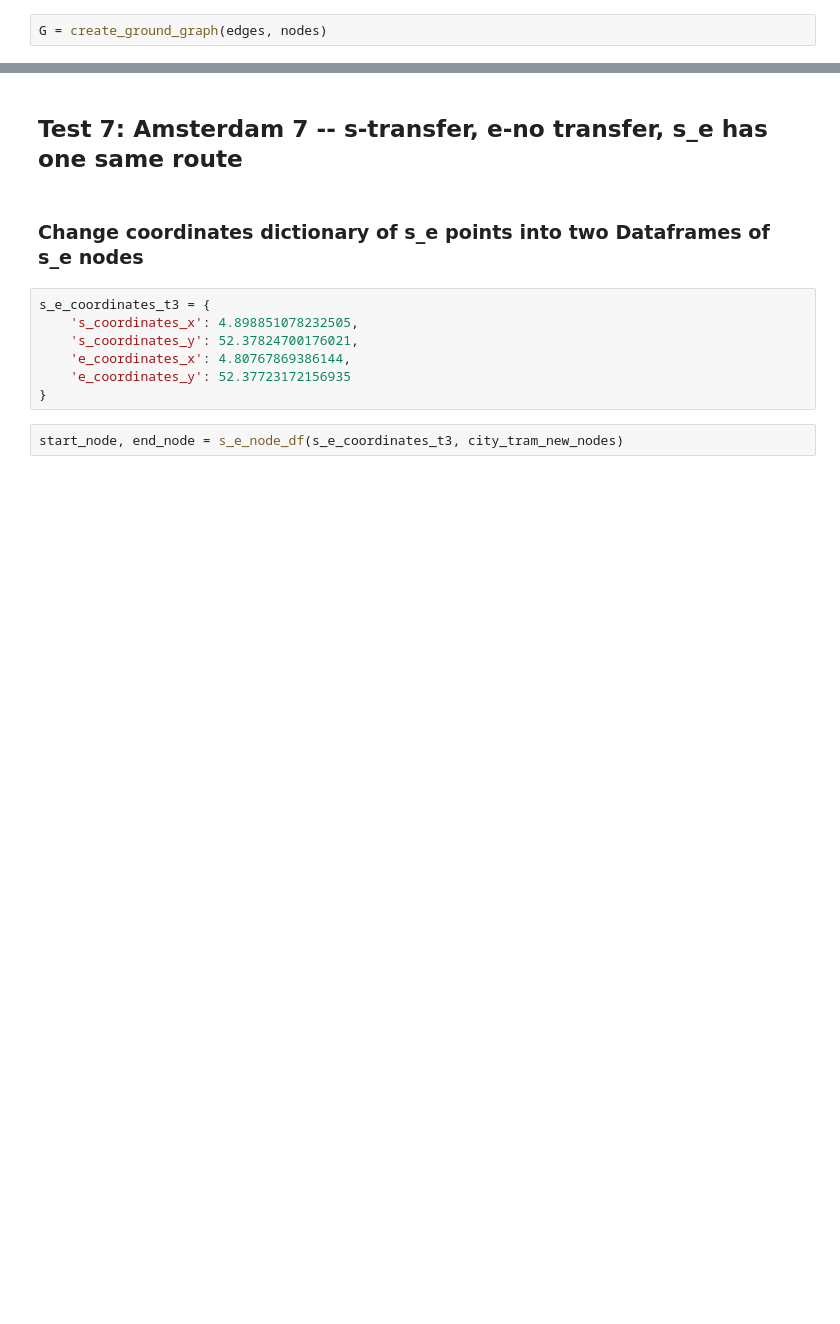
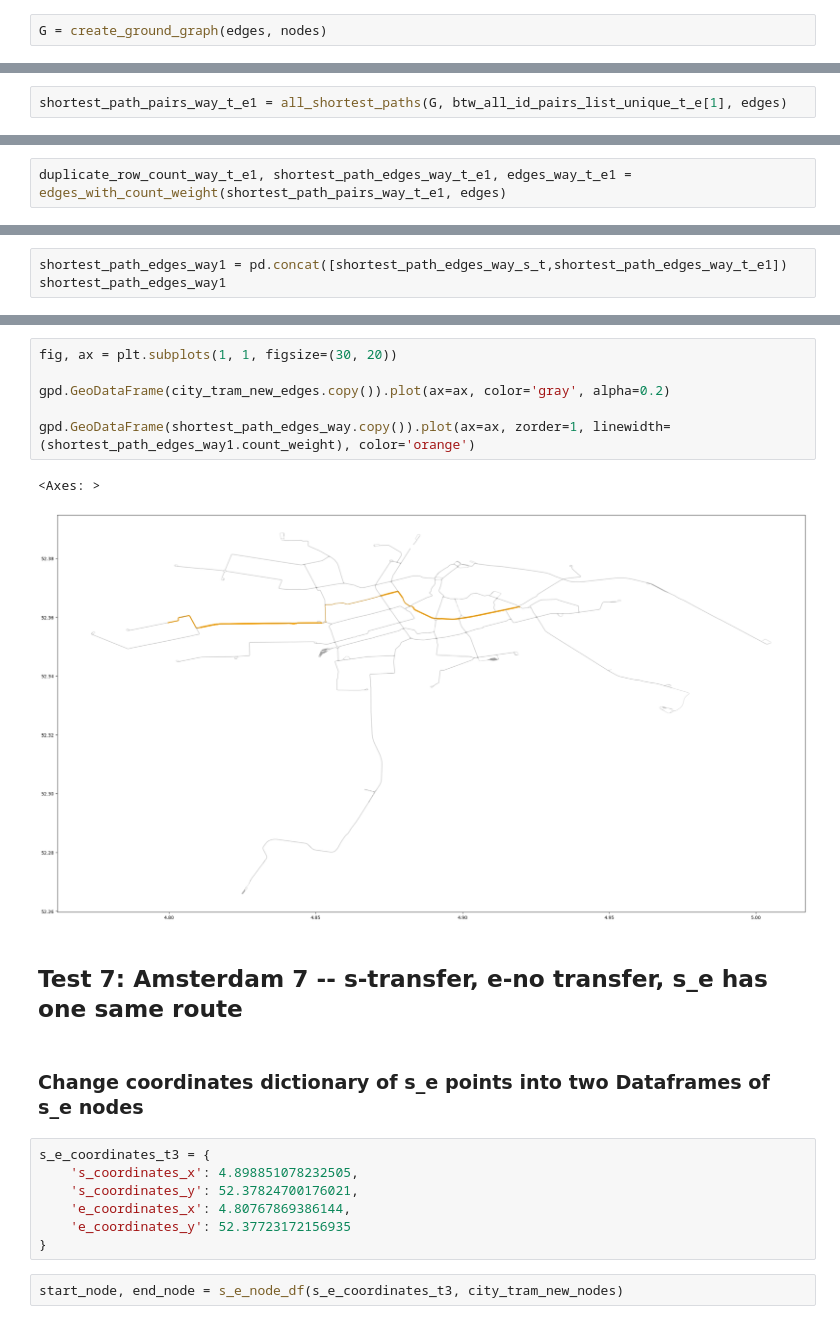
Before and after one commit to SYuGao/uvmt, a Jupyter notebook: notebooks/transfer1_tram_amsterdam.ipynb, the cells around one changed output, grey strips where cells are left out. Drawn from its saved outputs; the diff is of its cells as text; blank space fills up the shorter version.

```diff
--- a/notebooks/transfer1_tram_amsterdam.ipynb
+++ b/notebooks/transfer1_tram_amsterdam.ipynb
@@ -534,0 +553,2 @@ shortest_path_edges_way.time.sum()
+# %%
+shortest_path_pairs_way_t_e1 = all_shortest_paths(G, btw_all_id_pairs_list_unique_t_e[1], edges)
@@ -534,0 +571,2 @@ shortest_path_edges_way.time.sum()
+# %%
+duplicate_row_count_way_t_e1, shortest_path_edges_way_t_e1, edges_way_t_e1 = edges_with_count_weight(shortest_path_pairs_way_t_e1, edges)
@@ -534,0 +606,3 @@ shortest_path_edges_way.time.sum()
+# %%
+shortest_path_edges_way1 = pd.concat([shortest_path_edges_way_s_t,shortest_path_edges_way_t_e1])
+shortest_path_edges_way1
@@ -544,3 +632,12 @@ gpd.GeoDataFrame(shortest_path_edges_way.copy()).plot(ax=ax, zorder=1, linewidth
+# %%
+fig, ax = plt.subplots(1, 1, figsize=(30, 20))
+
+gpd.GeoDataFrame(city_tram_new_edges.copy()).plot(ax=ax, color='gray', alpha=0.2)
+
+gpd.GeoDataFrame(shortest_path_edges_way.copy()).plot(ax=ax, zorder=1, linewidth=(shortest_path_edges_way1.count_weight), color='orange')
+# %% [output]
+<Axes: >
+[figure, added]
 # %% [markdown]
 ## Test 7: Amsterdam 7 -- s-transfer, e-no transfer, s_e has one same route
 # %% [markdown]
```
Also changed, not shown: parts of 19 cells of this notebook, 2 other files.
